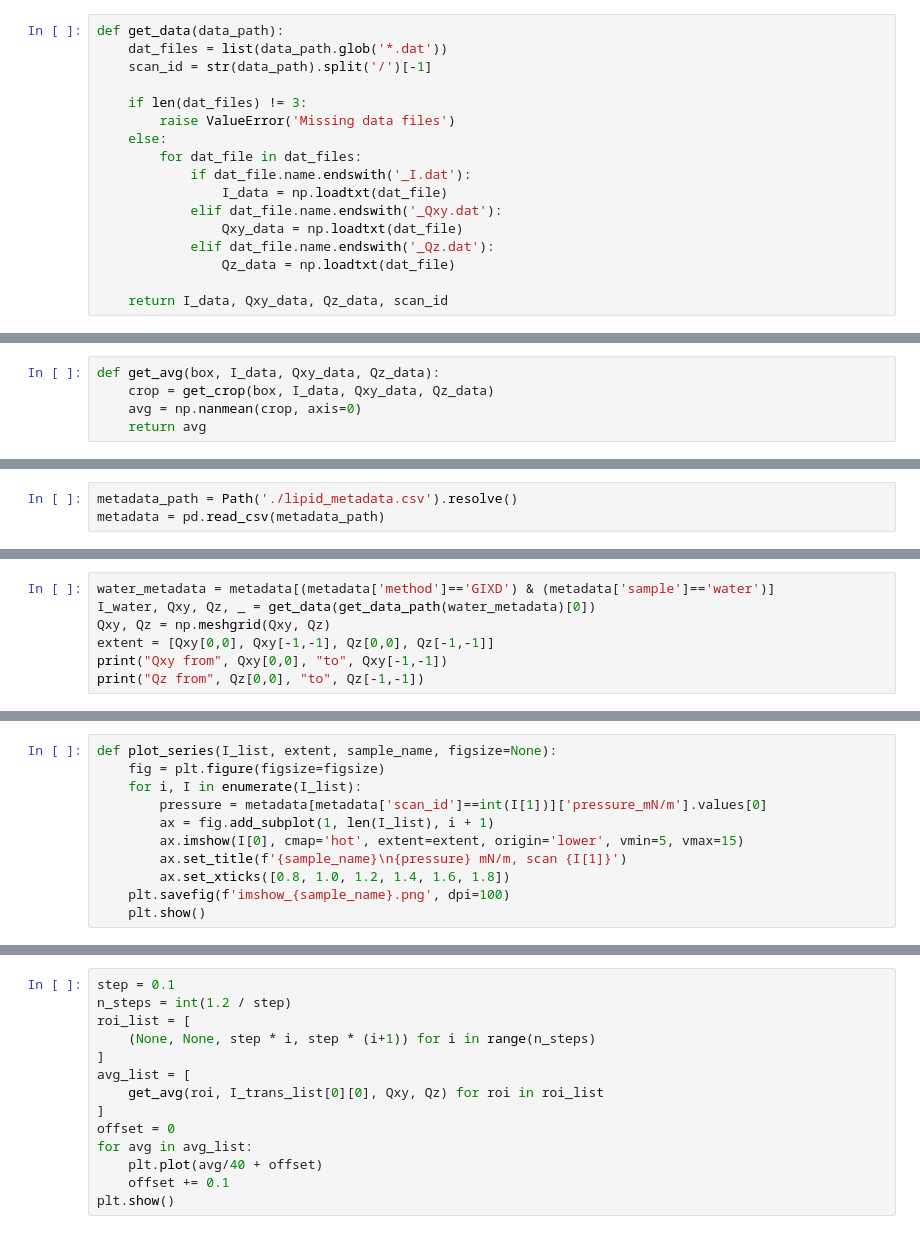
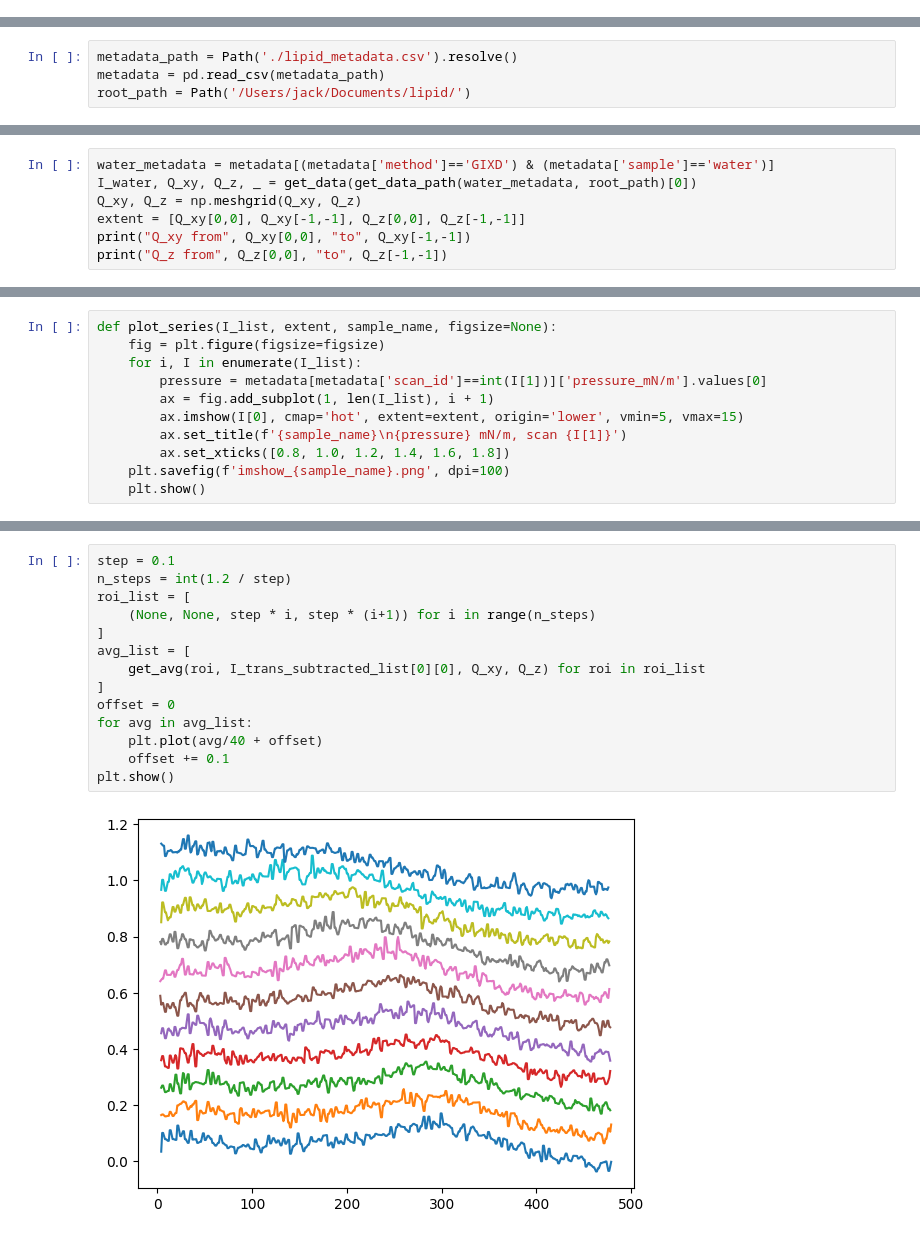
Before and after one commit to keejkrej/gixd-gixos-langmuir, a Jupyter notebook: main.ipynb, the cells around one changed output, grey strips where cells are left out. Drawn from its saved outputs; the diff is of its cells as text.

```diff
--- a/main.ipynb
+++ b/main.ipynb
@@ -17,17 +6,0 @@ def get_data_path(df):
-# %%
-def get_data(data_path):
-    dat_files = list(data_path.glob('*.dat'))
-    scan_id = str(data_path).split('/')[-1]
-
-    if len(dat_files) != 3:
-        raise ValueError('Missing data files')
-    else:
-        for dat_file in dat_files:
-            if dat_file.name.endswith('_I.dat'):
-                I_data = np.loadtxt(dat_file)
-            elif dat_file.name.endswith('_Qxy.dat'):
-                Qxy_data = np.loadtxt(dat_file)
-            elif dat_file.name.endswith('_Qz.dat'):
-                Qz_data = np.loadtxt(dat_file)
-
-    return I_data, Qxy_data, Qz_data, scan_id
@@ -49,5 +6,0 @@ def get_crop(box, I_data, Qxy_data, Qz_data):
-# %%
-def get_avg(box, I_data, Qxy_data, Qz_data):
-    crop = get_crop(box, I_data, Qxy_data, Qz_data)
-    avg = np.nanmean(crop, axis=0)
-    return avg
@@ -61,6 +7,7 @@ def low_pass_filter(signal, window_size=None):
 # %%
 metadata_path = Path('./lipid_metadata.csv').resolve()
 metadata = pd.read_csv(metadata_path)
+root_path = Path('/Users/jack/Documents/lipid/')
 # %%
 azo_trans_metadata = metadata[(metadata['method']=='GIXD') & (metadata['sample']=='azo_trans')]
 azo_cis_metadata = metadata[(metadata['method']=='GIXD') & (metadata['sample']=='azo_cis')]
@@ -87,7 +46,7 @@ load_series(I_cis_3_list, azo_cis_3_metadata)
 # %%
 water_metadata = metadata[(metadata['method']=='GIXD') & (metadata['sample']=='water')]
-I_water, Qxy, Qz, _ = get_data(get_data_path(water_metadata)[0])
-Qxy, Qz = np.meshgrid(Qxy, Qz)
-extent = [Qxy[0,0], Qxy[-1,-1], Qz[0,0], Qz[-1,-1]]
-print("Qxy from", Qxy[0,0], "to", Qxy[-1,-1])
-print("Qz from", Qz[0,0], "to", Qz[-1,-1])
+I_water, Q_xy, Q_z, _ = get_data(get_data_path(water_metadata, root_path)[0])
+Q_xy, Q_z = np.meshgrid(Q_xy, Q_z)
+extent = [Q_xy[0,0], Q_xy[-1,-1], Q_z[0,0], Q_z[-1,-1]]
+print("Q_xy from", Q_xy[0,0], "to", Q_xy[-1,-1])
+print("Q_z from", Q_z[0,0], "to", Q_z[-1,-1])
@@ -115,14 +82,16 @@ plot_series(I_cis_3_subtracted_list, extent, 'azo_cis_3', (6, 6))
 # %%
 step = 0.1
 n_steps = int(1.2 / step)
 roi_list = [
     (None, None, step * i, step * (i+1)) for i in range(n_steps)
 ]
 avg_list = [
-    get_avg(roi, I_trans_list[0][0], Qxy, Qz) for roi in roi_list
+    get_avg(roi, I_trans_subtracted_list[0][0], Q_xy, Q_z) for roi in roi_list
 ]
 offset = 0
 for avg in avg_list:
     plt.plot(avg/40 + offset)
     offset += 0.1
 plt.show()
+# %% [output]
+[figure, added]
```
Also changed, not shown: parts of 11 cells of this notebook, 2 other files.
